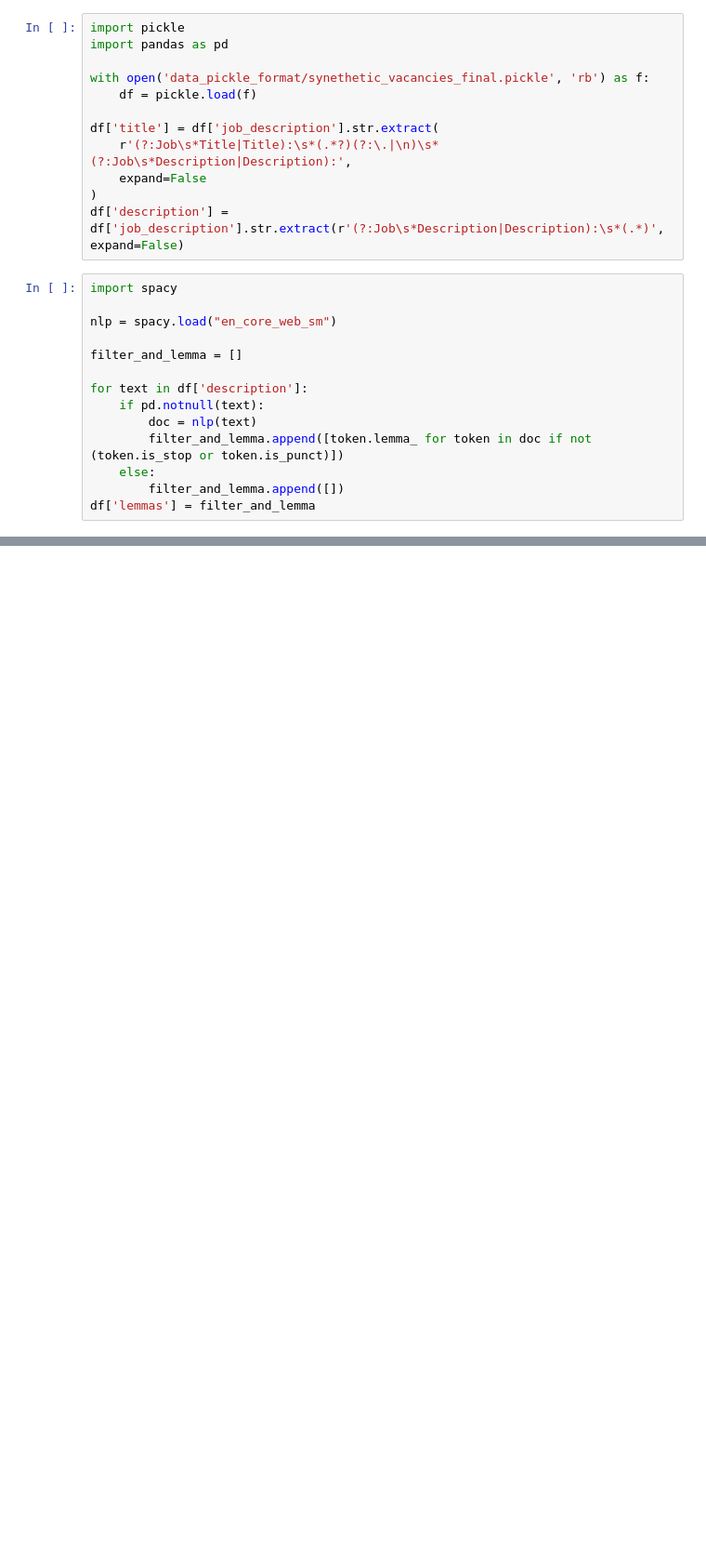
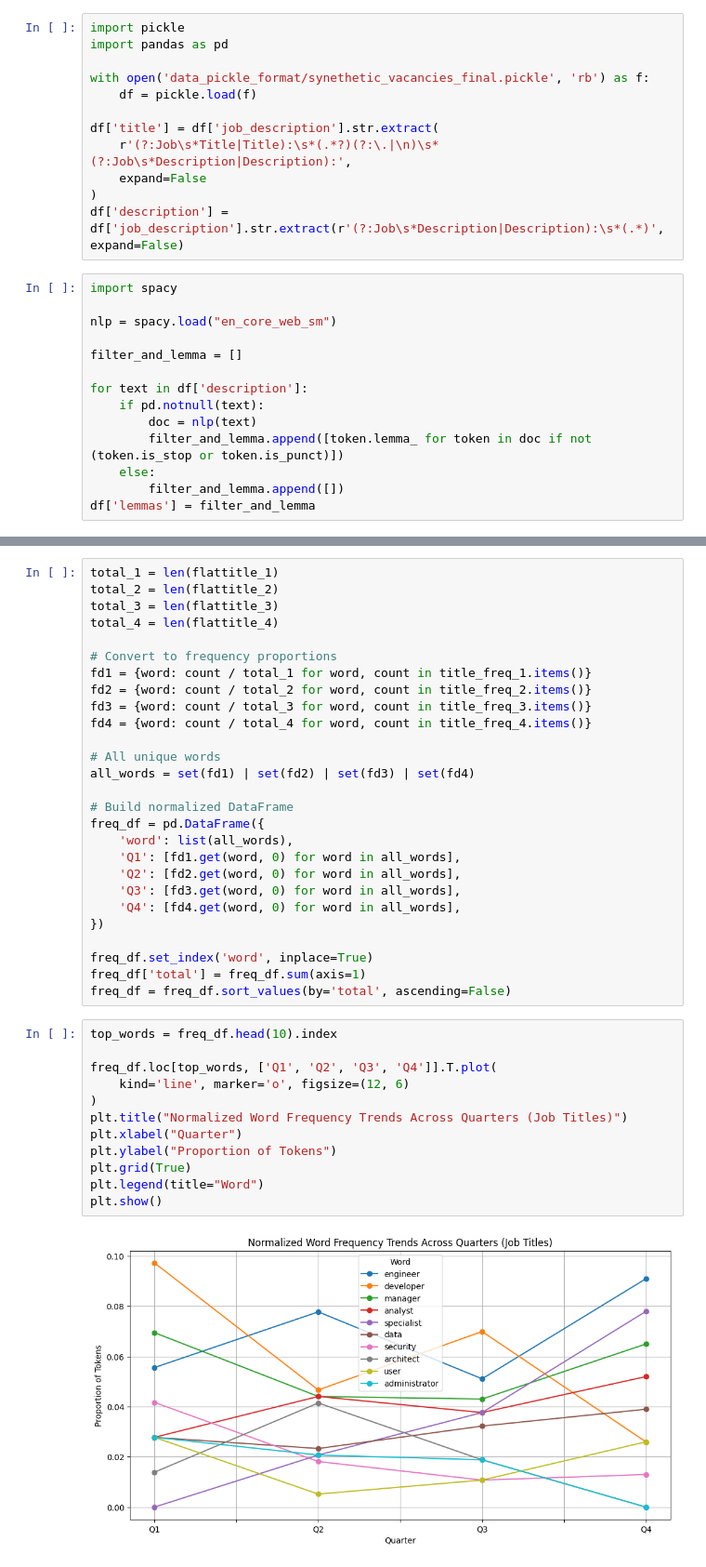
Before and after one commit to EmmaLBF/Hack4Her2025, a Jupyter notebook: process.ipynb, the cells around one changed output, grey strips where cells are left out. Shown: that part at 93% size. Drawn from its saved outputs; the diff is of its cells as text; blank space fills up the shorter version.

```diff
--- a/process.ipynb
+++ b/process.ipynb
@@ -104,0 +186,41 @@ freq_dic_4.plot(30,  title='Fourth Quarter')
+# %%
+total_1 = len(flattitle_1)
+total_2 = len(flattitle_2)
+total_3 = len(flattitle_3)
+total_4 = len(flattitle_4)
+
+# Convert to frequency proportions
+fd1 = {word: count / total_1 for word, count in title_freq_1.items()}
+fd2 = {word: count / total_2 for word, count in title_freq_2.items()}
+fd3 = {word: count / total_3 for word, count in title_freq_3.items()}
+fd4 = {word: count / total_4 for word, count in title_freq_4.items()}
+
+# All unique words
+all_words = set(fd1) | set(fd2) | set(fd3) | set(fd4)
+
+# Build normalized DataFrame
+freq_df = pd.DataFrame({
+    'word': list(all_words),
+    'Q1': [fd1.get(word, 0) for word in all_words],
+    'Q2': [fd2.get(word, 0) for word in all_words],
+    'Q3': [fd3.get(word, 0) for word in all_words],
+    'Q4': [fd4.get(word, 0) for word in all_words],
+})
+
+freq_df.set_index('word', inplace=True)
+freq_df['total'] = freq_df.sum(axis=1)
+freq_df = freq_df.sort_values(by='total', ascending=False)
+# %%
+top_words = freq_df.head(10).index
+
+freq_df.loc[top_words, ['Q1', 'Q2', 'Q3', 'Q4']].T.plot(
+    kind='line', marker='o', figsize=(12, 6)
+)
+plt.title("Normalized Word Frequency Trends Across Quarters (Job Titles)")
+plt.xlabel("Quarter")
+plt.ylabel("Proportion of Tokens")
+plt.grid(True)
+plt.legend(title="Word")
+plt.show()
+# %% [output]
+[figure, added]
```
Also changed, not shown: parts of 8 cells of this notebook.
